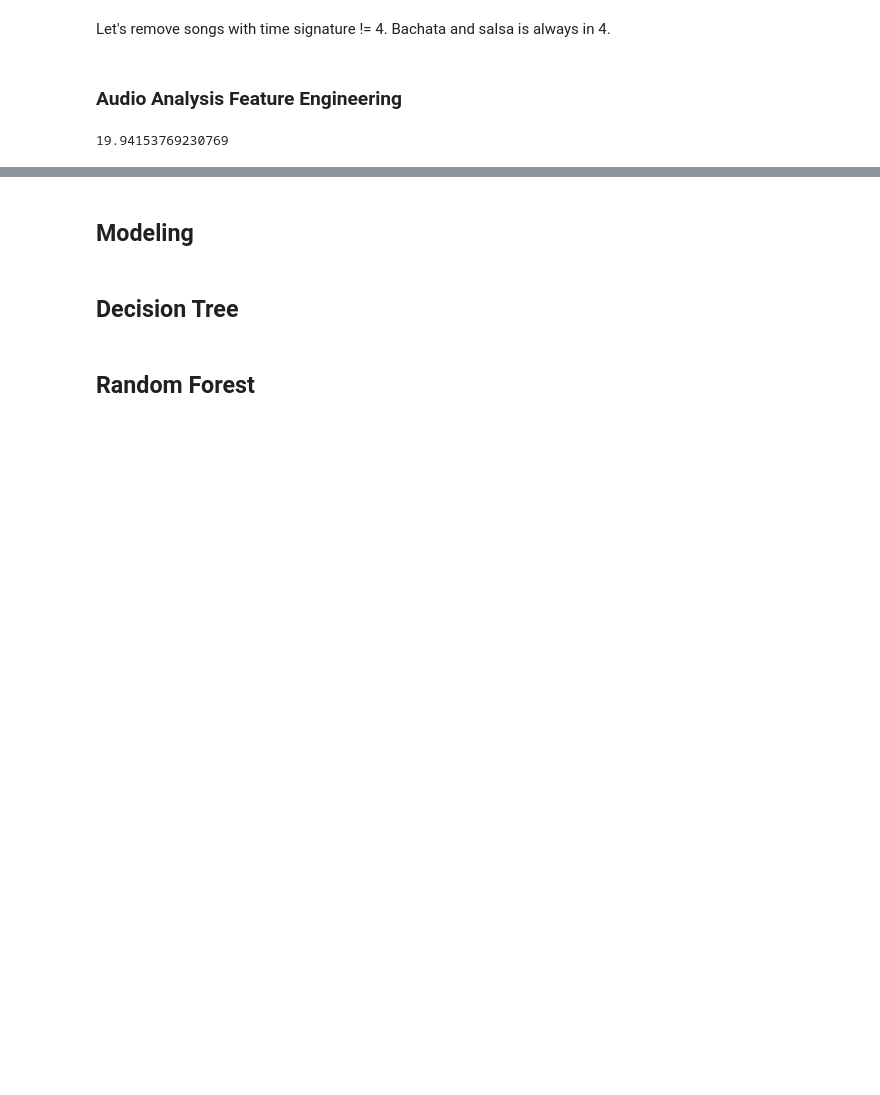
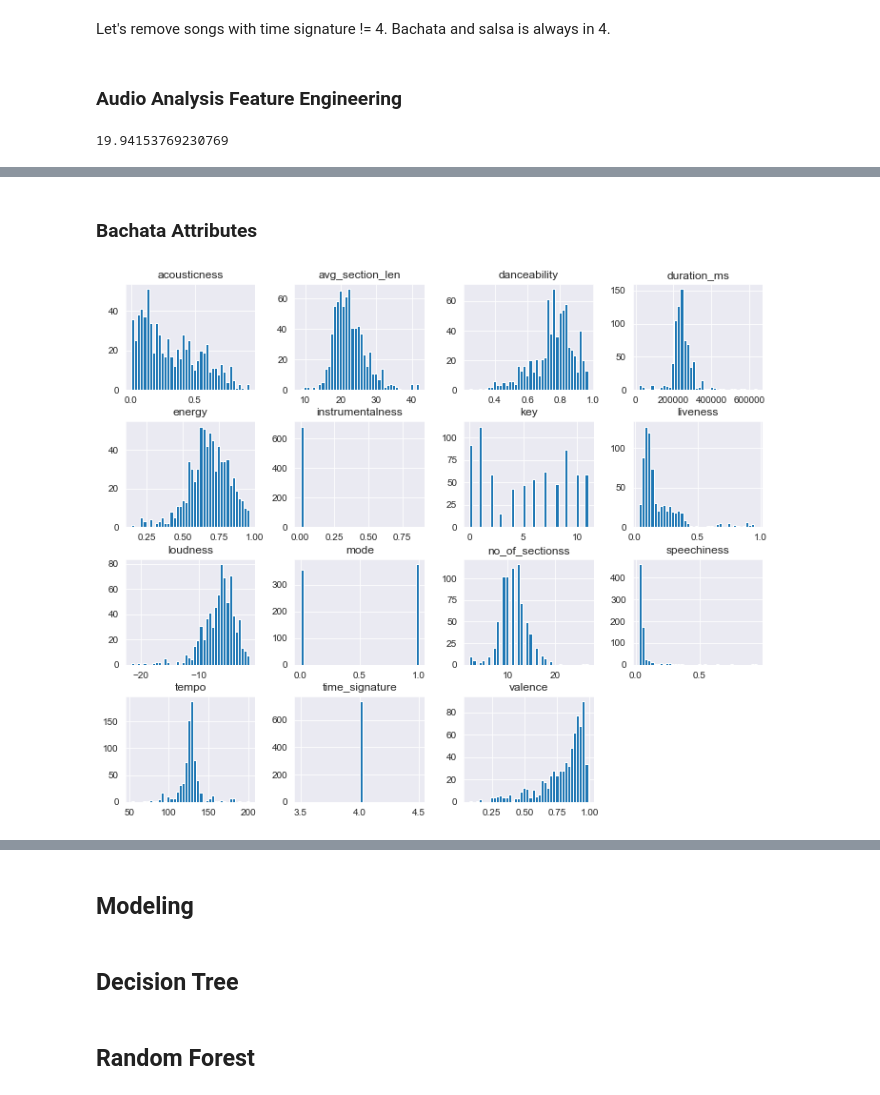
Before and after one commit to ayalasm/mod_5_project, a Jupyter notebook: Exploration.ipynb, the cells around one changed output, grey strips where cells are left out. Cells and saved outputs as stored; diff of their text form; code cells hidden in the pictures; blank space fills up the shorter version.

```diff
--- a/Exploration.ipynb
+++ b/Exploration.ipynb
@@ -313,0 +314,6 @@ bachata_df.hist(figsize=(12,10),label='Bachata track attributes');
+# %% [markdown]
+### Bachata Attributes
+# %%
+bachata_df.hist(figsize=(12,10),label='Bachata track attributes',bins=40);
+# %% [output]
+[figure, added]
```
Also changed, not shown: parts of 44 cells of this notebook.
